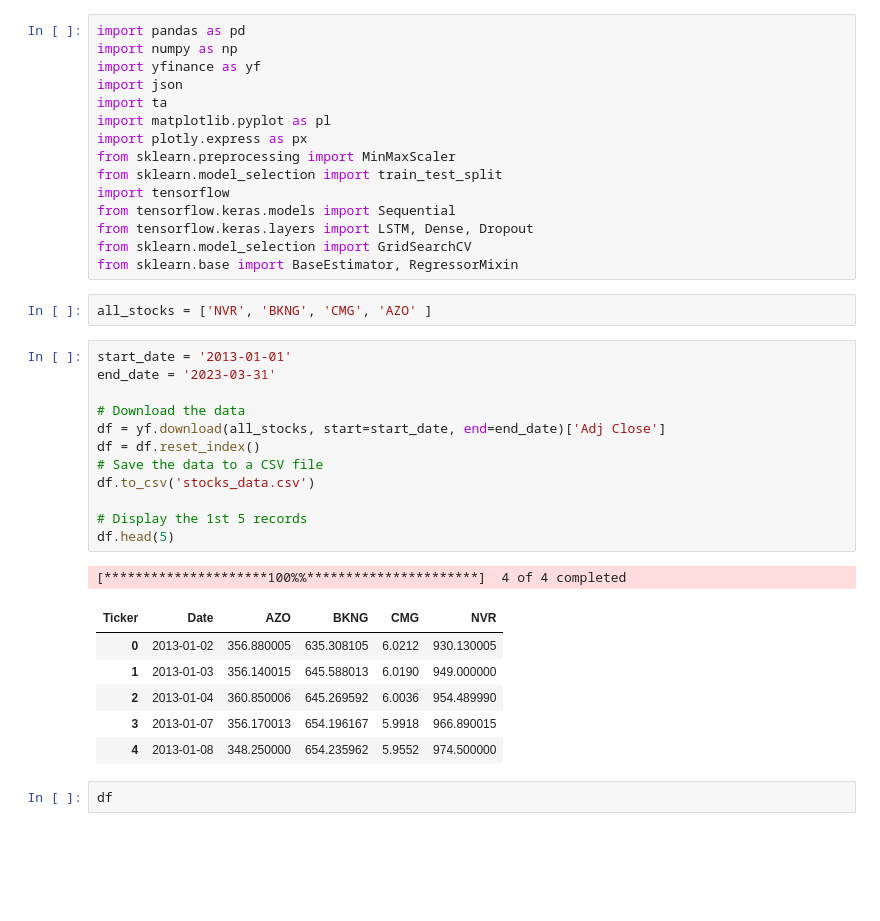
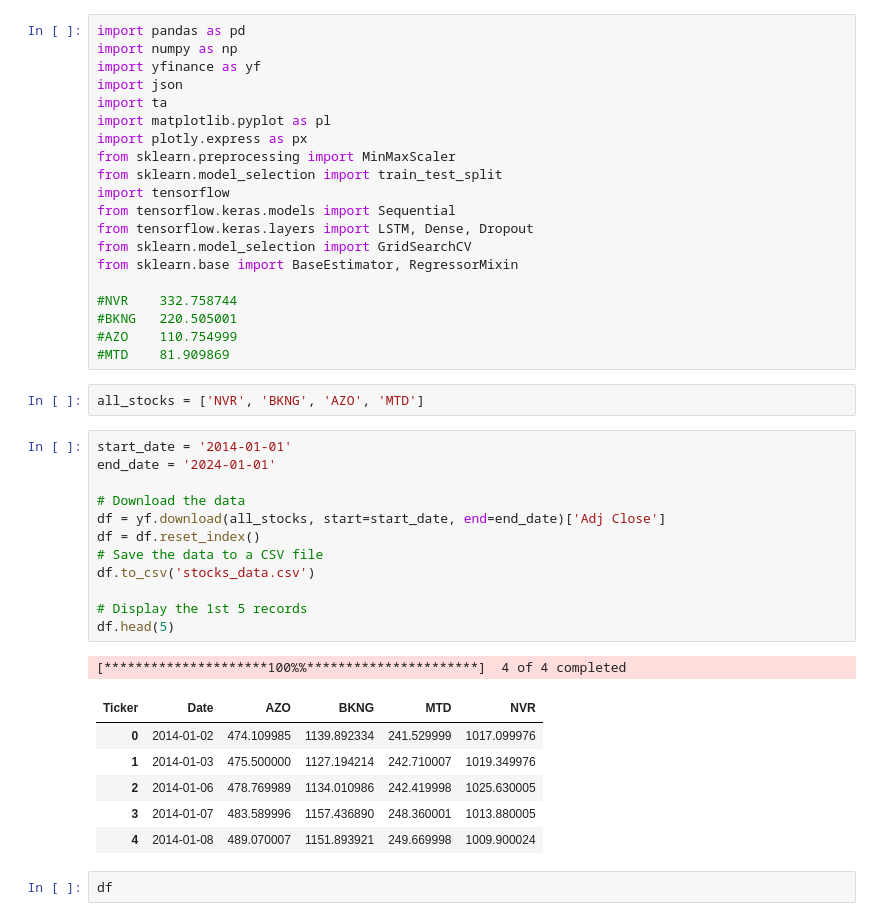
Before and after one commit to shekharbiswas/LSTM-Stock-Analysis, a Jupyter notebook: data_preparation.ipynb, the cells around one changed output. Cells and saved outputs as stored; diff of their text form; blank space fills up the shorter version.

Commit message:
added stocks

```diff
--- a/data_preparation.ipynb
+++ b/data_preparation.ipynb
@@ -13,28 +13,33 @@ from tensorflow.keras.models import Sequential
 from tensorflow.keras.layers import LSTM, Dense, Dropout
 from sklearn.model_selection import GridSearchCV
 from sklearn.base import BaseEstimator, RegressorMixin
+
+#NVR	332.758744
+#BKNG	220.505001
+#AZO	110.754999
+#MTD	81.909869
 # %%
-all_stocks = ['NVR', 'BKNG', 'CMG', 'AZO' ]
+all_stocks = ['NVR', 'BKNG', 'AZO', 'MTD']
 # %%
-start_date = '2013-01-01'
-end_date = '2023-03-31'
+start_date = '2014-01-01'
+end_date = '2024-01-01'
 
 # Download the data
 df = yf.download(all_stocks, start=start_date, end=end_date)['Adj Close']
 df = df.reset_index()
 # Save the data to a CSV file
 df.to_csv('stocks_data.csv')
 
 # Display the 1st 5 records
 df.head(5)
 # %% [output]
 [*********************100%%**********************]  4 of 4 completed
-| Ticker | Date | AZO | BKNG | CMG | NVR |
-| 0 | 2013-01-02 | 356.880005 | 635.308105 | 6.0212 | 930.130005 |
-| 1 | 2013-01-03 | 356.140015 | 645.588013 | 6.0190 | 949.000000 |
-| 2 | 2013-01-04 | 360.850006 | 645.269592 | 6.0036 | 954.489990 |
-| 3 | 2013-01-07 | 356.170013 | 654.196167 | 5.9918 | 966.890015 |
-| 4 | 2013-01-08 | 348.250000 | 654.235962 | 5.9552 | 974.500000 |
+| Ticker | Date | AZO | BKNG | MTD | NVR |
+| 0 | 2014-01-02 | 474.109985 | 1139.892334 | 241.529999 | 1017.099976 |
+| 1 | 2014-01-03 | 475.500000 | 1127.194214 | 242.710007 | 1019.349976 |
+| 2 | 2014-01-06 | 478.769989 | 1134.010986 | 242.419998 | 1025.630005 |
+| 3 | 2014-01-07 | 483.589996 | 1157.436890 | 248.360001 | 1013.880005 |
+| 4 | 2014-01-08 | 489.070007 | 1151.893921 | 249.669998 | 1009.900024 |
 # %%
 df
 # %% [output]
```
Also changed, not shown: parts of 2 cells of this notebook, 2 other files.
